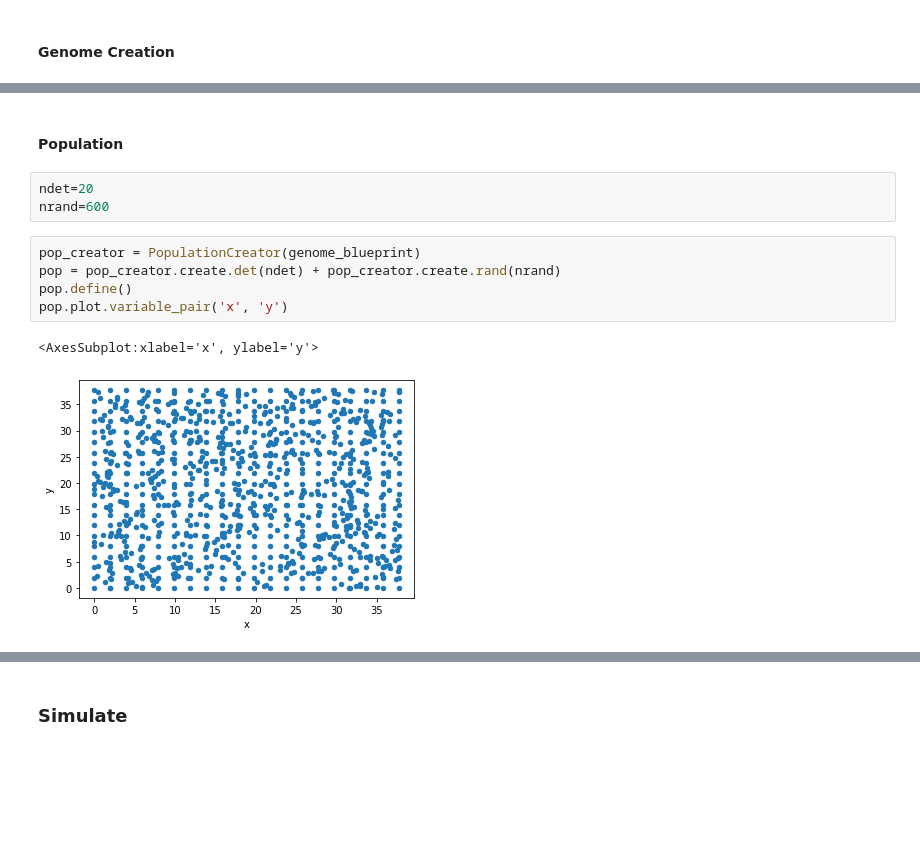
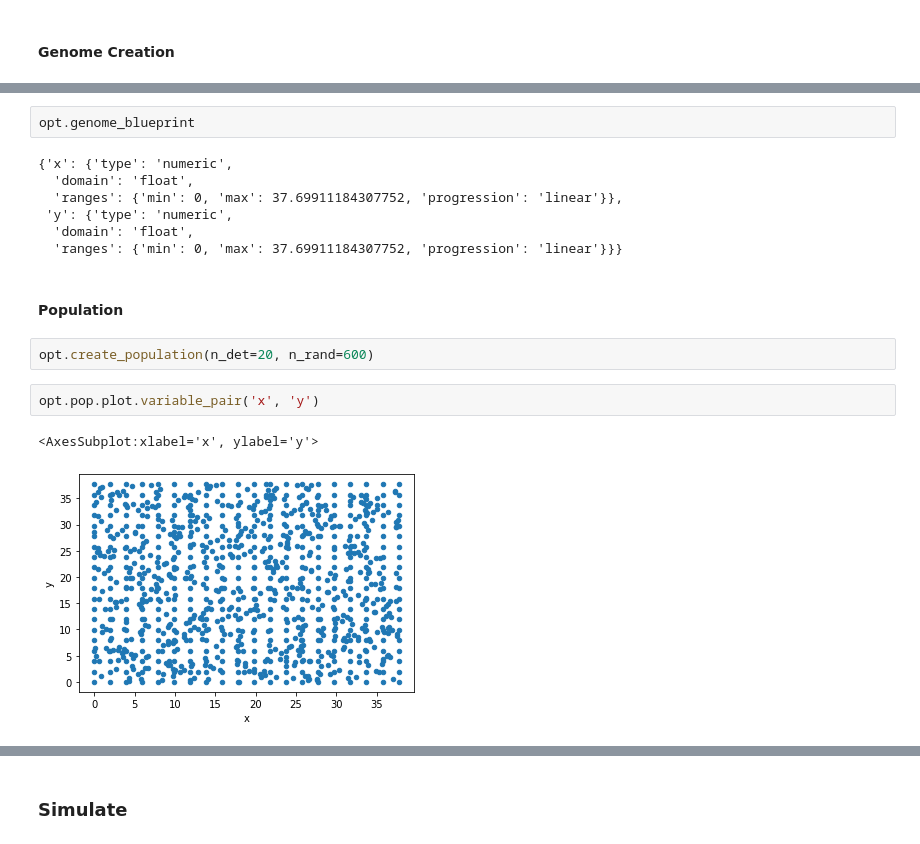
Before and after one commit to vczoni/lamarck, a Jupyter notebook: docs/notebooks/local max.ipynb, the cells around one changed output, grey strips where cells are left out. Cells and saved outputs as stored; diff of their text form; blank space fills up the shorter version.

```diff
--- a/docs/notebooks/local max.ipynb
+++ b/docs/notebooks/local max.ipynb
@@ -67,13 +50,18 @@ genome_blueprint
+# %%
+opt.genome_blueprint
+# %% [output]
+{'x': {'type': 'numeric',
+  'domain': 'float',
+  'ranges': {'min': 0, 'max': 37.69911184307752, 'progression': 'linear'}},
+ 'y': {'type': 'numeric',
+  'domain': 'float',
+  'ranges': {'min': 0, 'max': 37.69911184307752, 'progression': 'linear'}}}
 # %% [markdown]
 #### Population
-# %%
-ndet=20
-nrand=600
-# %%
-pop_creator = PopulationCreator(genome_blueprint)
-pop = pop_creator.create.det(ndet) + pop_creator.create.rand(nrand)
-pop.define()
-pop.plot.variable_pair('x', 'y')
-# %% [output]
-<AxesSubplot:xlabel='x', ylabel='y'>
-[figure, removed]
+# %%
+opt.create_population(n_det=20, n_rand=600)
+# %%
+opt.pop.plot.variable_pair('x', 'y')
+# %% [output]
+<AxesSubplot:xlabel='x', ylabel='y'>
+[figure, added]
```
Also changed, not shown: parts of 49 cells of this notebook, 17 other files.
